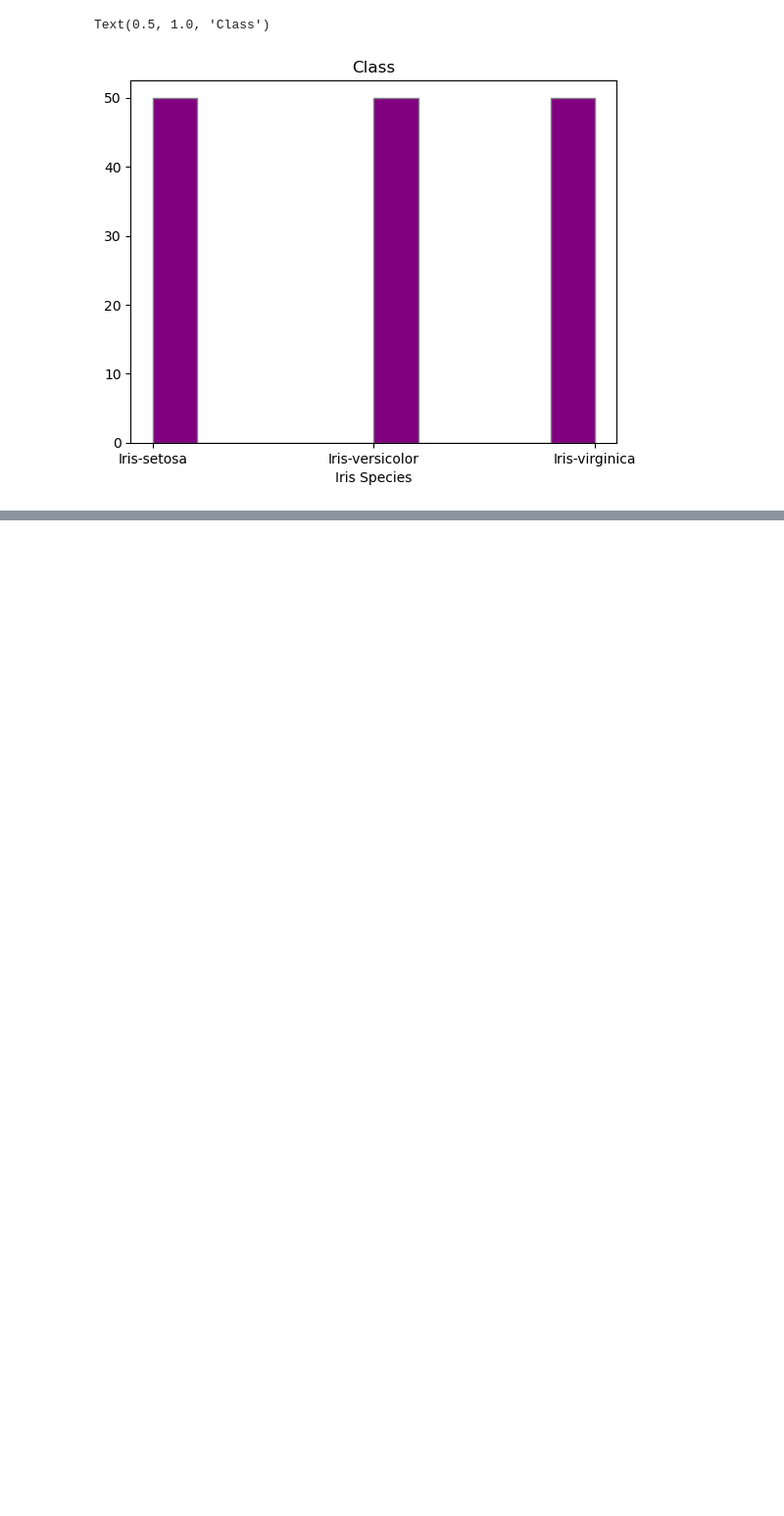
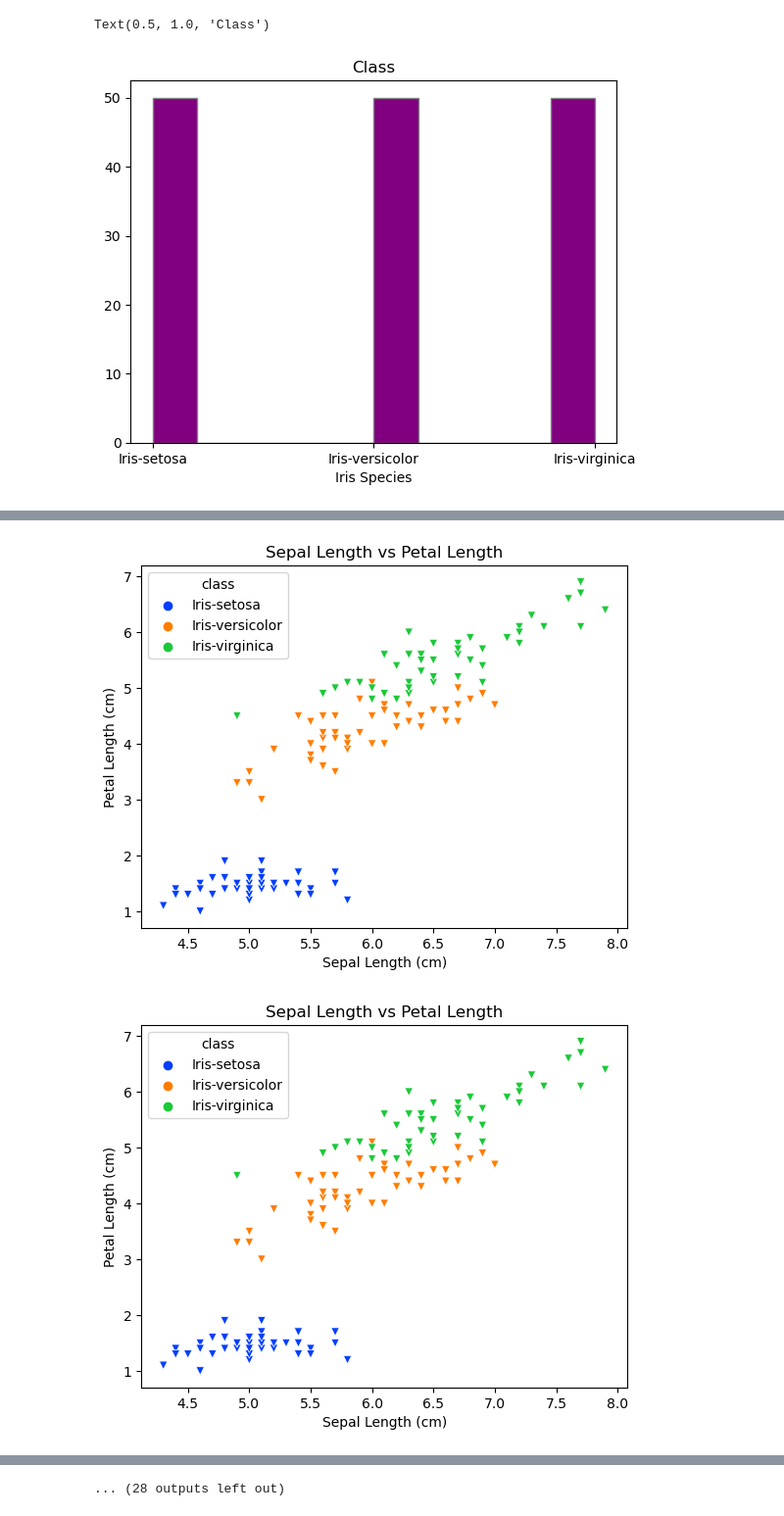
Before and after one commit to Oksyyy/pands-project, a Jupyter notebook: project.ipynb, the cells around one changed output, grey strips where cells are left out. Shown at 98% size. Saved outputs shown, nothing was run; the diff lists cells and outputs as text; code cells hidden in the pictures; blank space fills up the shorter version.

```diff
--- a/project.ipynb
+++ b/project.ipynb
@@ -420,0 +517,55 @@ The following resources have been used to construct the summary stats function:
+# %%
+"""
+Write a function that takes a list of features and returns a scatter plot for each pair of features.
+"""
+def feature_scatter(features):
+
+    # Set a for loop to iterate through:
+    #   1. Each color from the "colors" list defined above,
+    #   2. Eeach feature (column) in the list of features defined outside the function
+    # Use the enumerate() function to add a counter along with feature names passed through the features variable
+    # The enumerate() function returns both the index and the value of each item in the list
+    # The counter (or index) is used to select the color from the colors list
+    # The feature name (or column) is used to access feature values in the dataframe
+    for i, column in enumerate(features):
+
+        # Use try-except to handle any potential errors
+        try:
+
+            # Check the data type of each column using the if function and the dtype attribute
+            if iris_df[column].dtype == 'float64':
+
+                # Initiate an empty figure as a placeholder for each feature histogram
+                # This allows to create a new figure for each histogram and to avoid overlapping histogrmas on the same figure
+                # plt.figure()
+                for i in comb(iris_df.columns, 2):
+
+                    sns.scatterplot(data=iris_df, x='sepal_length', y='petal_length', hue='class', marker='v')
+
+                    # Set axes labels
+                    plt.xlabel('Sepal Length (cm)')
+                    plt.ylabel('Petal Length (cm)')
+
+                    # Add title
+                    plt.title('Sepal Length vs Petal Length')
+
+                    # Show the plot
+                    plt.show()
+
+
+        # The except block is executed if an error occurs in the try block
+        # It outputs a message
+        except:
+            print(f'Histogram could not be created for feature {column} due to unsupported data type {iris_df[column].dtype}')
+
+    # Return the saved figure variable
+    return plt.show()
+
+# Assign the list of features (columns) to a variable to be used inside the summary stats function
+features = iris_df.columns
+
+# Call the feature_scatter function and pass the features variable to it
+feature_scatter(features)
+# %% [output]
+[figure, added]
+[figure, added]
@@ -420,0 +582 @@ The following resources have been used to construct the summary stats function:
+... (28 outputs left out)
```
Also changed, not shown: parts of 24 cells of this notebook, 5 other files.
